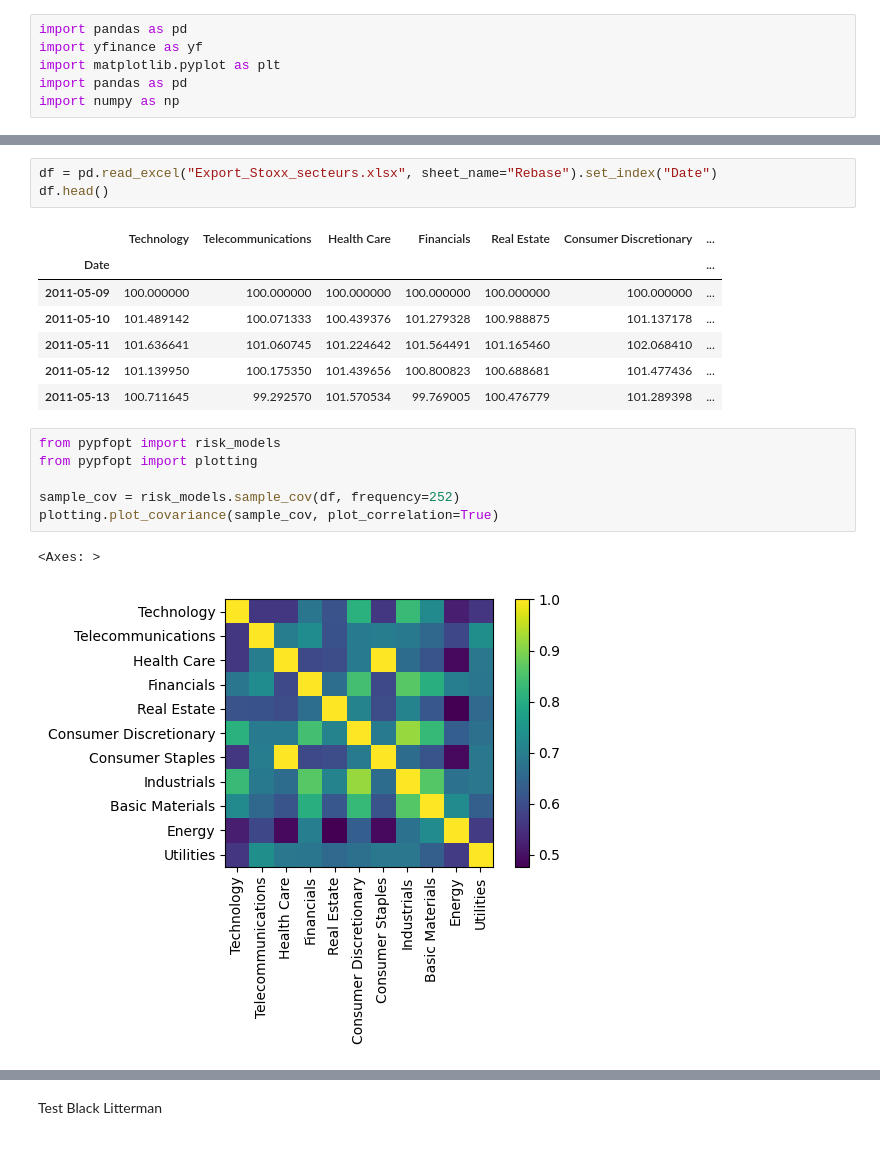
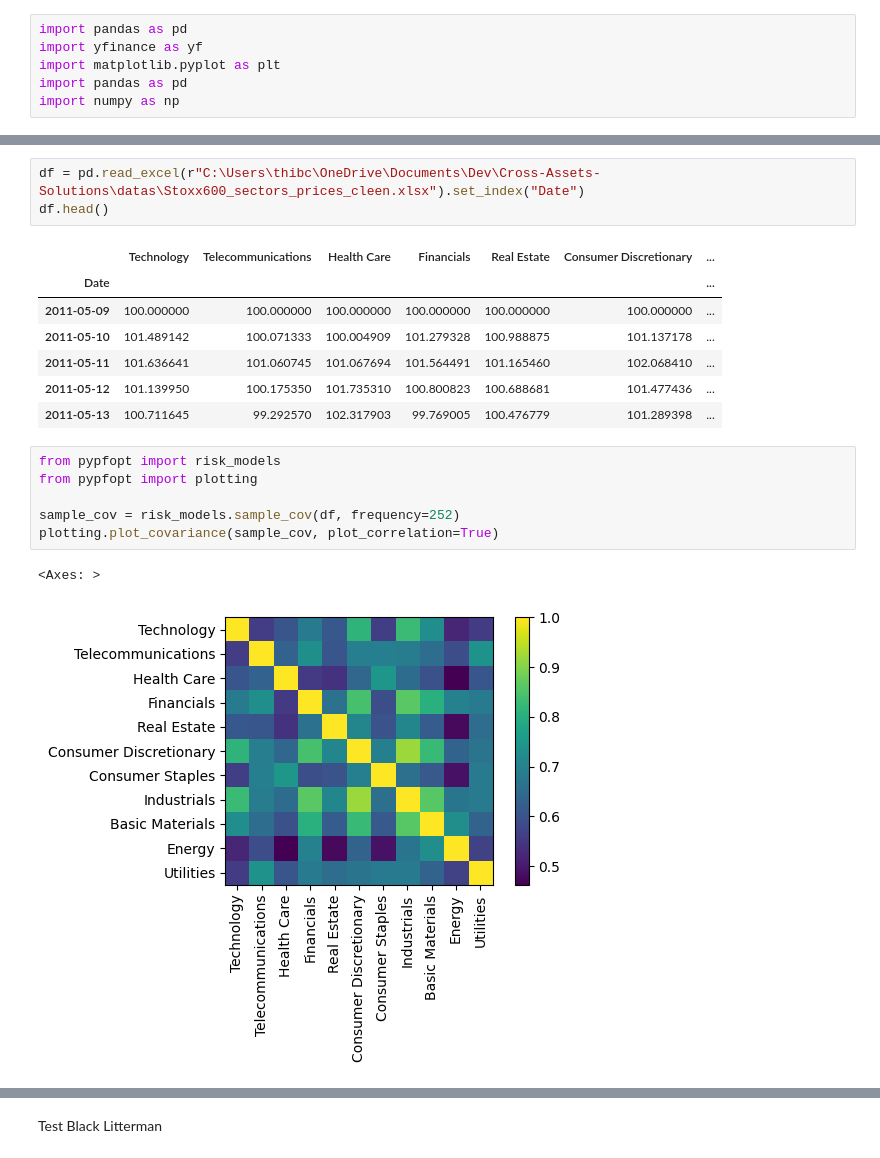
Before and after one commit to baptistedfr/Cross-Assets-Solutions, a Jupyter notebook: NoteBook_thibault.ipynb, the cells around one changed output, grey strips where cells are left out. Drawn from its saved outputs; the diff is of its cells as text.

```diff
--- a/NoteBook_thibault.ipynb
+++ b/NoteBook_thibault.ipynb
@@ -31,14 +31,14 @@ Successfully installed PyPortfolioOpt-1.5.6 ecos-2.0.14
 # %%
-df = pd.read_excel("Export_Stoxx_secteurs.xlsx", sheet_name="Rebase").set_index("Date")
+df = pd.read_excel(r"C:\Users\thibc\OneDrive\Documents\Dev\Cross-Assets-Solutions\datas\Stoxx600_sectors_prices_cleen.xlsx").set_index("Date")
 df.head()
 # %% [output]
 |  | Technology | Telecommunications | Health Care | Financials | Real Estate | Consumer Discretionary | ... |
 | Date |  |  |  |  |  |  | ... |
 | 2011-05-09 | 100.000000 | 100.000000 | 100.000000 | 100.000000 | 100.000000 | 100.000000 | ... |
-| 2011-05-10 | 101.489142 | 100.071333 | 100.439376 | 101.279328 | 100.988875 | 101.137178 | ... |
-| 2011-05-11 | 101.636641 | 101.060745 | 101.224642 | 101.564491 | 101.165460 | 102.068410 | ... |
-| 2011-05-12 | 101.139950 | 100.175350 | 101.439656 | 100.800823 | 100.688681 | 101.477436 | ... |
-| 2011-05-13 | 100.711645 | 99.292570 | 101.570534 | 99.769005 | 100.476779 | 101.289398 | ... |
+| 2011-05-10 | 101.489142 | 100.071333 | 100.004909 | 101.279328 | 100.988875 | 101.137178 | ... |
+| 2011-05-11 | 101.636641 | 101.060745 | 101.067694 | 101.564491 | 101.165460 | 102.068410 | ... |
+| 2011-05-12 | 101.139950 | 100.175350 | 101.735310 | 100.800823 | 100.688681 | 101.477436 | ... |
+| 2011-05-13 | 100.711645 | 99.292570 | 102.317903 | 99.769005 | 100.476779 | 101.289398 | ... |
 # %%
 from pypfopt import risk_models
 from pypfopt import plotting
@@ -47,7 +47,7 @@ sample_cov = risk_models.sample_cov(df, frequency=252)
 plotting.plot_covariance(sample_cov, plot_correlation=True)
 # %% [output]
 <Axes: >
-[figure, old version]
+[figure, new version]
 # %%
 from pypfopt import expected_returns
 
```
Also changed, not shown: parts of 6 cells of this notebook, 2 other files.
